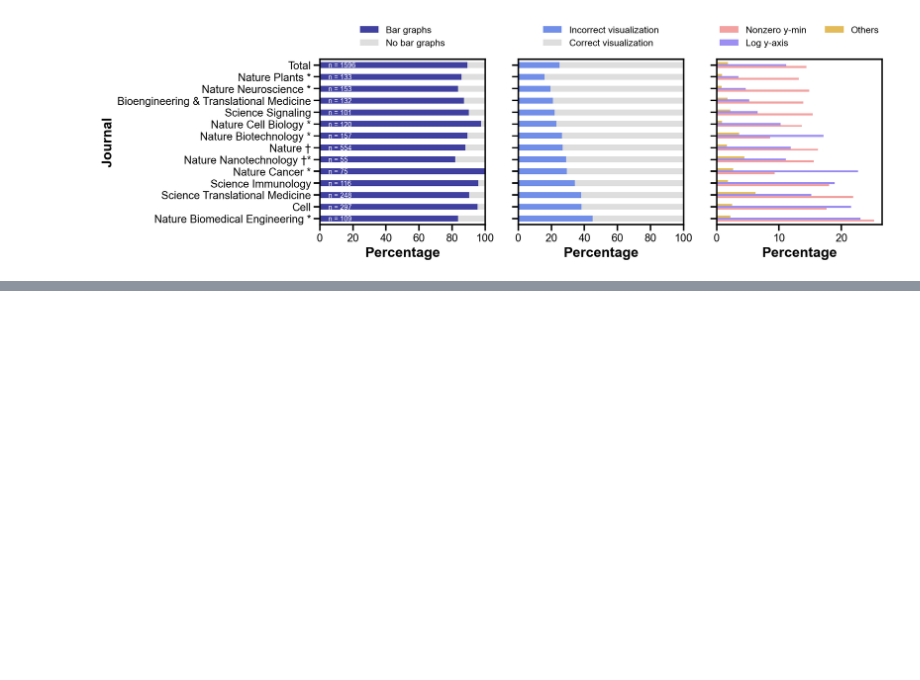
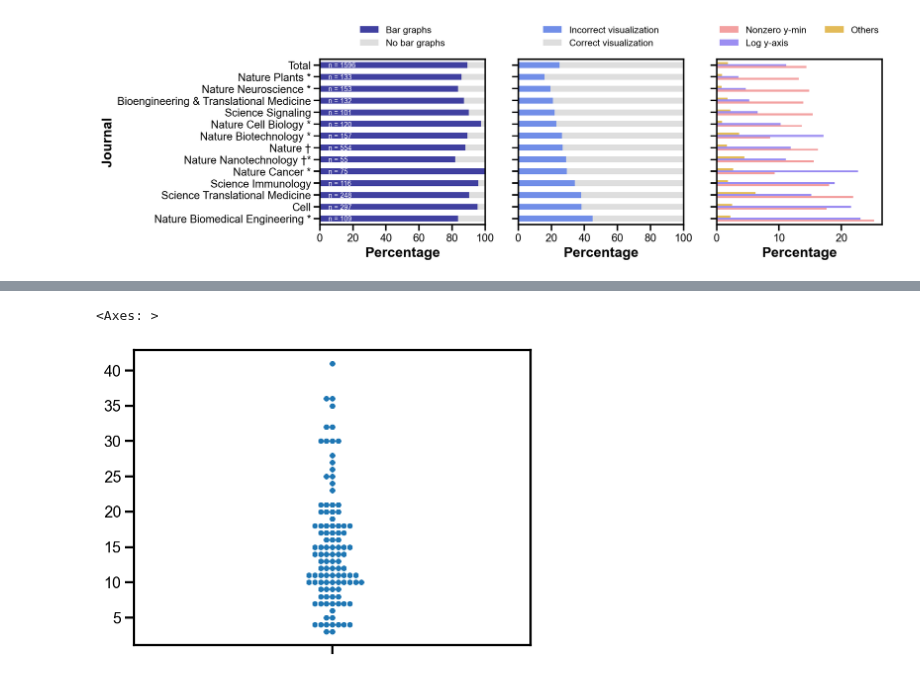
Before and after one commit to tengjuilin/misused-bar-graphs, a Jupyter notebook: bar-graph-classification.ipynb, the cells around one changed output, grey strips where cells are left out. Drawn from its saved outputs; the diff is of its cells as text; code cells hidden in the pictures; blank space fills up the shorter version.

Commit message:
Add data

```diff
--- a/bar-graph-classification.ipynb
+++ b/bar-graph-classification.ipynb
@@ -103,0 +206,9 @@ for i in range(total_articles_series.shape[0]):
+# %%
+author_filename = f'data/zotero_data/{journal}.csv'
+# %%
+author_df = pd.read_csv(author_filename)['Author'].str.split(';', expand=True)
+# %%
+sns.swarmplot((~pd.isna(author_df)).sum(axis=1))
+# %% [output]
+<Axes: >
+[figure, added]
```
Also changed, not shown: parts of 7 cells of this notebook, 13 other files.
